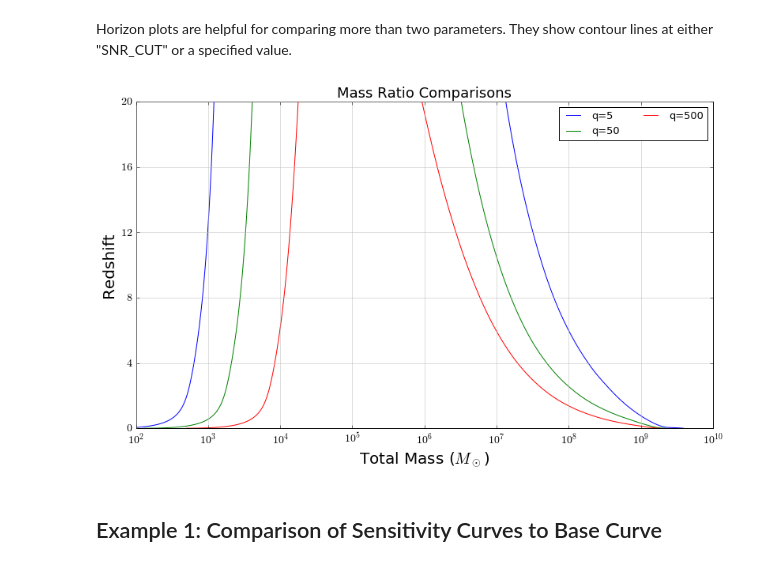
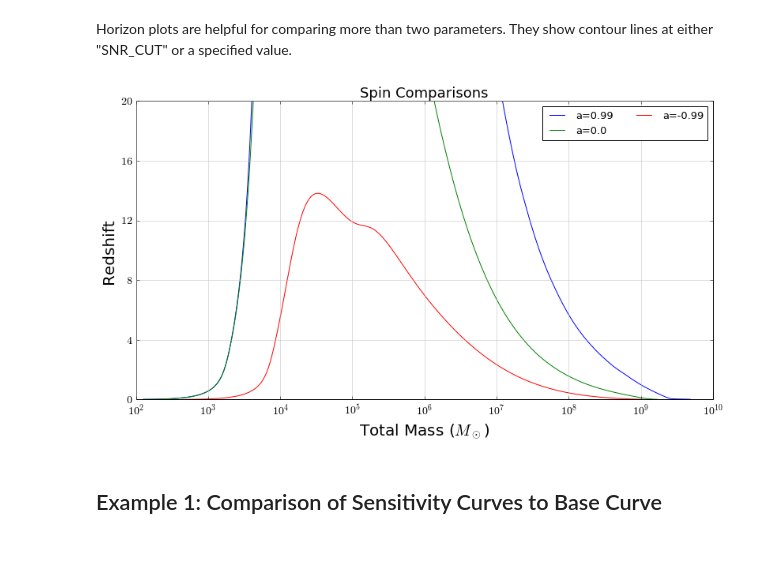
Before and after one commit to mikekatz04/BOWIE, a Jupyter notebook: make_plot_guide.ipynb, the cells around one changed output. Drawn from its saved outputs; the diff is of its cells as text; code cells hidden in the pictures.

```diff
--- a/make_plot_guide.ipynb
+++ b/make_plot_guide.ipynb
@@ -144,11 +151,6 @@ horizon_dict = {
     "WORKING_DIRECTORY": "paper_data",
 
     "SNR_CUT": 5.0,
-
-    "show_figure": True,
-
-    "save_figure": False,
-    "output_path": "test_new.pdf",
 
     "x_column_label": "M_s",
     "y_column_label": "z",
@@ -168,42 +170,43 @@ horizon_dict = {
     "dy": 4.0,
     "yscale": "lin",
     },
 
 
 
 "plot_info":
     {
 
     "0":{
         "file":[
-            {"name":"q5_s65.hdf5",
+            {"name":"q50_s99.hdf5",
              "label":"LISA_prop_curve_all"},
-            {"name":"q50_s65.hdf5",
+            {"name":"q50_s0.hdf5",
              "label":"LISA_prop_curve_all"},
-            {"name":"q500_s65.hdf5",
+            {"name":"q500_sn99.hdf5",
              "label":"LISA_prop_curve_all"}
             ],
         "type": "Horizon",
         "label":
-            {"title": "Mass Ratio Comparisons",
+            {"title": "Spin Comparisons",
              "title_fontsize": 18,  "xlabel": r"Total Mass ($M_\odot$)",
              "ylabel": "Redshift"},
 
 
         "legend":
             {
-            "labels": ["q=5", "q=50", "q=500"],
+            "labels": ["a=0.99", "a=0.0", "a=-0.99"],
             "loc": "upper right",
             "size":13,
             "ncol": 2
             },
         }
     }
 }
+
+
+plot_main(horizon_dict)
+# %% [output]
+[figure, added]
-# %%
-plot_main(horizon_dict)
-# %% [output]
-[figure, removed]
 # %% [markdown]
 ## Example 1: Comparison of Sensitivity Curves to Base Curve
 # %%
```
Also changed, not shown: parts of 16 cells of this notebook, 7 other files.
